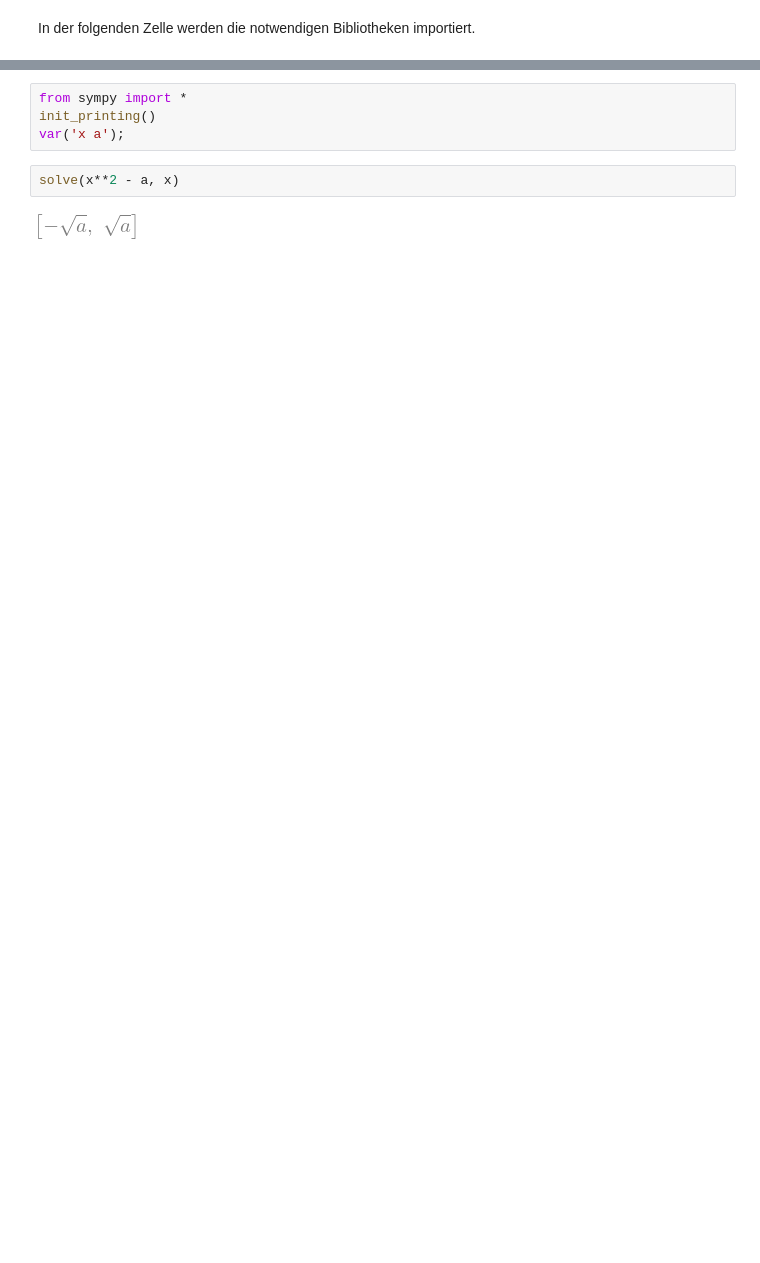
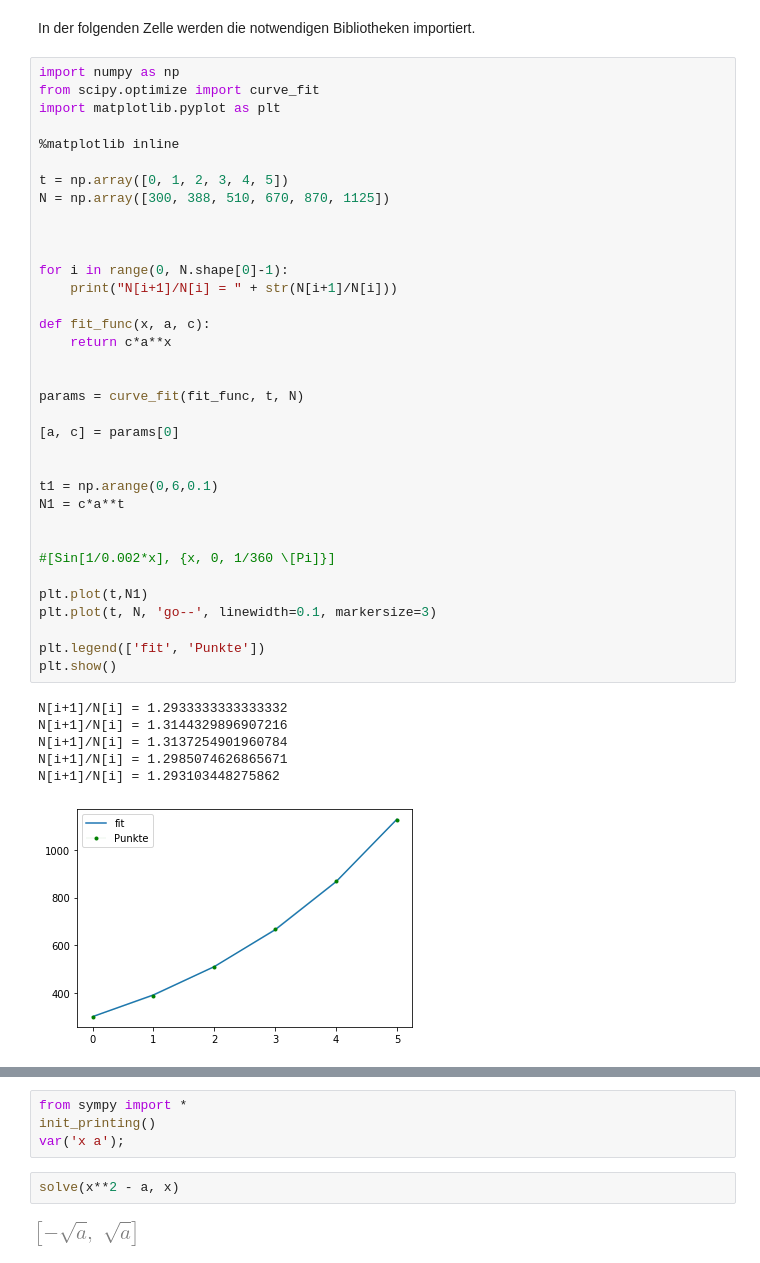
Before and after one commit to plaquette/Jupyter_FMS, a Jupyter notebook: Mathematik/Exponentialfunktion.ipynb, the cells around one changed output, grey strips where cells are left out. Drawn from its saved outputs; the diff is of its cells as text; blank space fills up the shorter version.

```diff
--- a/Mathematik/Exponentialfunktion.ipynb
+++ b/Mathematik/Exponentialfunktion.ipynb
@@ -1,2 +1,44 @@
 # %% [markdown]
 In der folgenden Zelle werden die notwendigen Bibliotheken importiert.
+# %%
+import numpy as np
+from scipy.optimize import curve_fit
+import matplotlib.pyplot as plt
+
+%matplotlib inline
+
+t = np.array([0, 1, 2, 3, 4, 5])
+N = np.array([300, 388, 510, 670, 870, 1125])
+
+
+
+for i in range(0, N.shape[0]-1):
+    print("N[i+1]/N[i] = " + str(N[i+1]/N[i]))
+
+def fit_func(x, a, c):
+    return c*a**x
+
+
+params = curve_fit(fit_func, t, N)
+
+[a, c] = params[0]
+
+
+t1 = np.arange(0,6,0.1)
+N1 = c*a**t
+
+
+#[Sin[1/0.002*x], {x, 0, 1/360 \[Pi]}]
+
+plt.plot(t,N1)
+plt.plot(t, N, 'go--', linewidth=0.1, markersize=3)
+
+plt.legend(['fit', 'Punkte'])
+plt.show()
+# %% [output]
+N[i+1]/N[i] = 1.2933333333333332
+N[i+1]/N[i] = 1.3144329896907216
+N[i+1]/N[i] = 1.3137254901960784
+N[i+1]/N[i] = 1.2985074626865671
+N[i+1]/N[i] = 1.293103448275862
+[figure, added]
```
Also changed, not shown: parts of 1 cell of this notebook, 1 other file.
